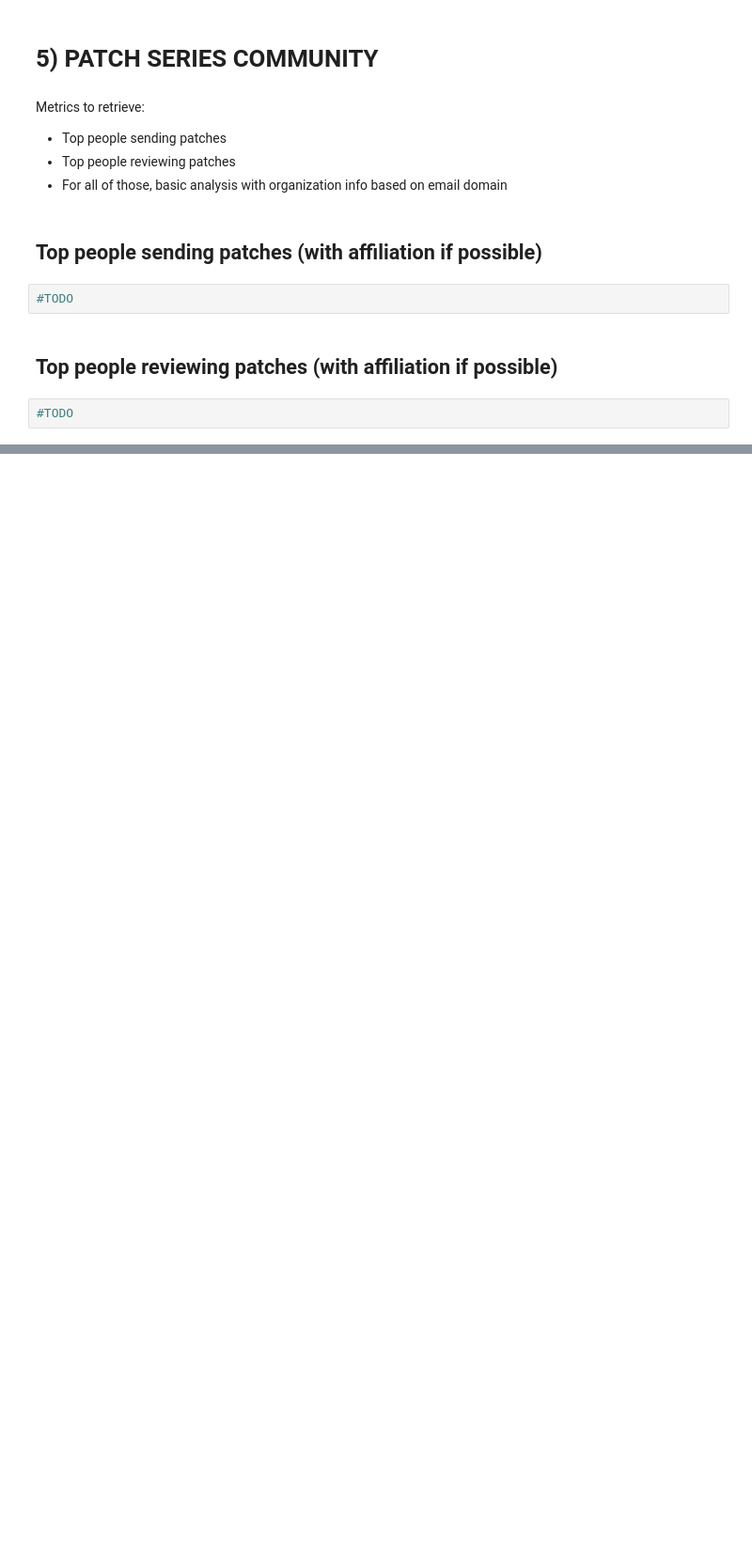
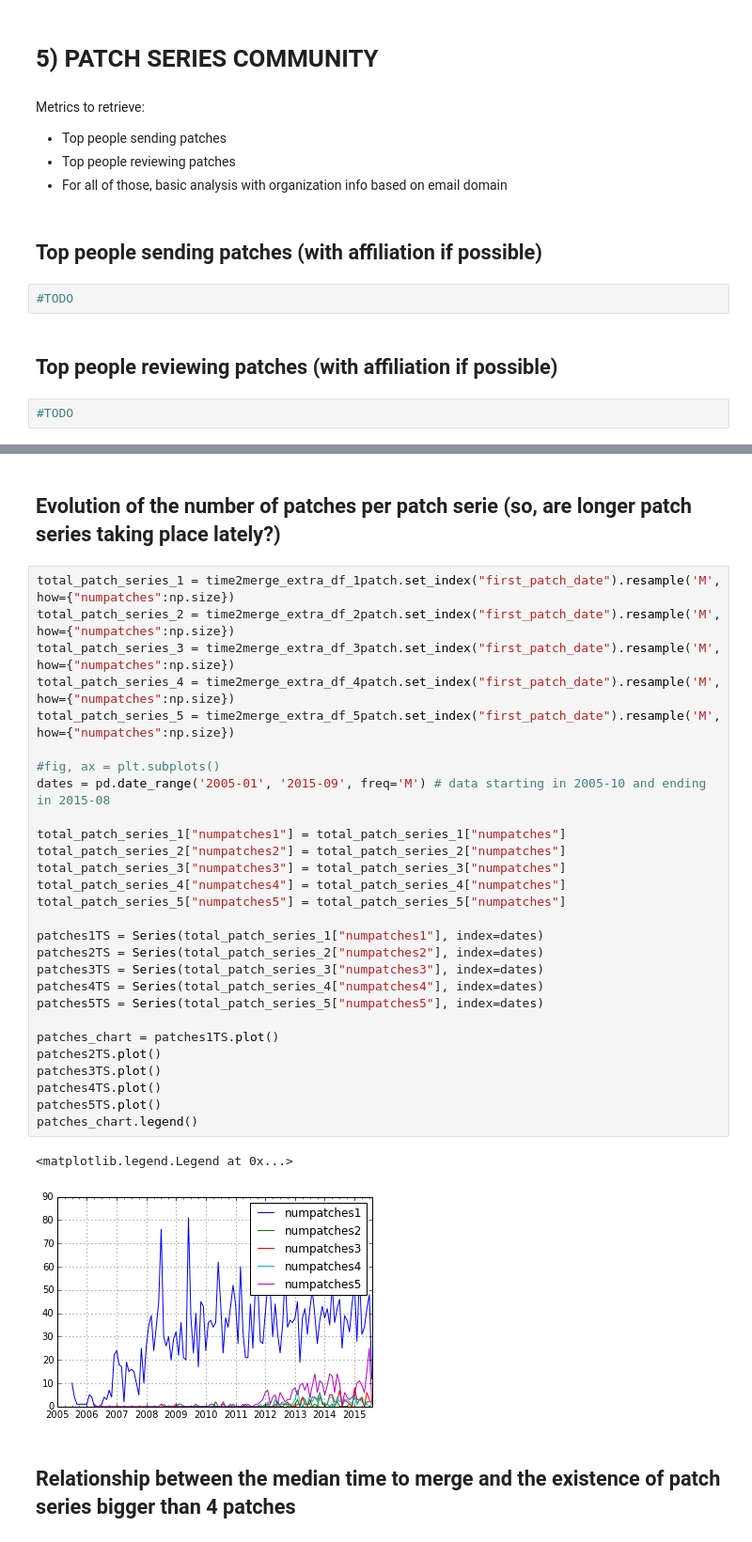
Before and after one commit to dicortazar/ipython-notebooks, a Jupyter notebook: projects/xen-analysis/Code-Review-Metrics.ipynb, the cells around one changed output, grey strips where cells are left out. Shown at 94% size. Cells and saved outputs as stored; diff of their text form; blank space fills up the shorter version.

```diff
--- a/projects/xen-analysis/Code-Review-Metrics.ipynb
+++ b/projects/xen-analysis/Code-Review-Metrics.ipynb
@@ -1073,0 +1149,35 @@ Metrics to retrieve:
+# %% [markdown]
+## Evolution of the number of patches per patch serie (so, are longer patch series taking place lately?)
+# %%
+total_patch_series_1 = time2merge_extra_df_1patch.set_index("first_patch_date").resample('M', how={"numpatches":np.size})
+total_patch_series_2 = time2merge_extra_df_2patch.set_index("first_patch_date").resample('M', how={"numpatches":np.size})
+total_patch_series_3 = time2merge_extra_df_3patch.set_index("first_patch_date").resample('M', how={"numpatches":np.size})
+total_patch_series_4 = time2merge_extra_df_4patch.set_index("first_patch_date").resample('M', how={"numpatches":np.size})
+total_patch_series_5 = time2merge_extra_df_5patch.set_index("first_patch_date").resample('M', how={"numpatches":np.size})
+
+#fig, ax = plt.subplots()
+dates = pd.date_range('2005-01', '2015-09', freq='M') # data starting in 2005-10 and ending in 2015-08
+
+total_patch_series_1["numpatches1"] = total_patch_series_1["numpatches"]
+total_patch_series_2["numpatches2"] = total_patch_series_2["numpatches"]
+total_patch_series_3["numpatches3"] = total_patch_series_3["numpatches"]
+total_patch_series_4["numpatches4"] = total_patch_series_4["numpatches"]
+total_patch_series_5["numpatches5"] = total_patch_series_5["numpatches"]
+
+patches1TS = Series(total_patch_series_1["numpatches1"], index=dates)
+patches2TS = Series(total_patch_series_2["numpatches2"], index=dates)
+patches3TS = Series(total_patch_series_3["numpatches3"], index=dates)
+patches4TS = Series(total_patch_series_4["numpatches4"], index=dates)
+patches5TS = Series(total_patch_series_5["numpatches5"], index=dates)
+
+patches_chart = patches1TS.plot()
+patches2TS.plot()
+patches3TS.plot()
+patches4TS.plot()
+patches5TS.plot()
+patches_chart.legend()
+# %% [output]
+<matplotlib.legend.Legend at 0x...>
+[figure, added]
+# %% [markdown]
+## Relationship between the median time to merge and the existence of patch series bigger than 4 patches
```
Also changed, not shown: parts of 14 cells of this notebook.
